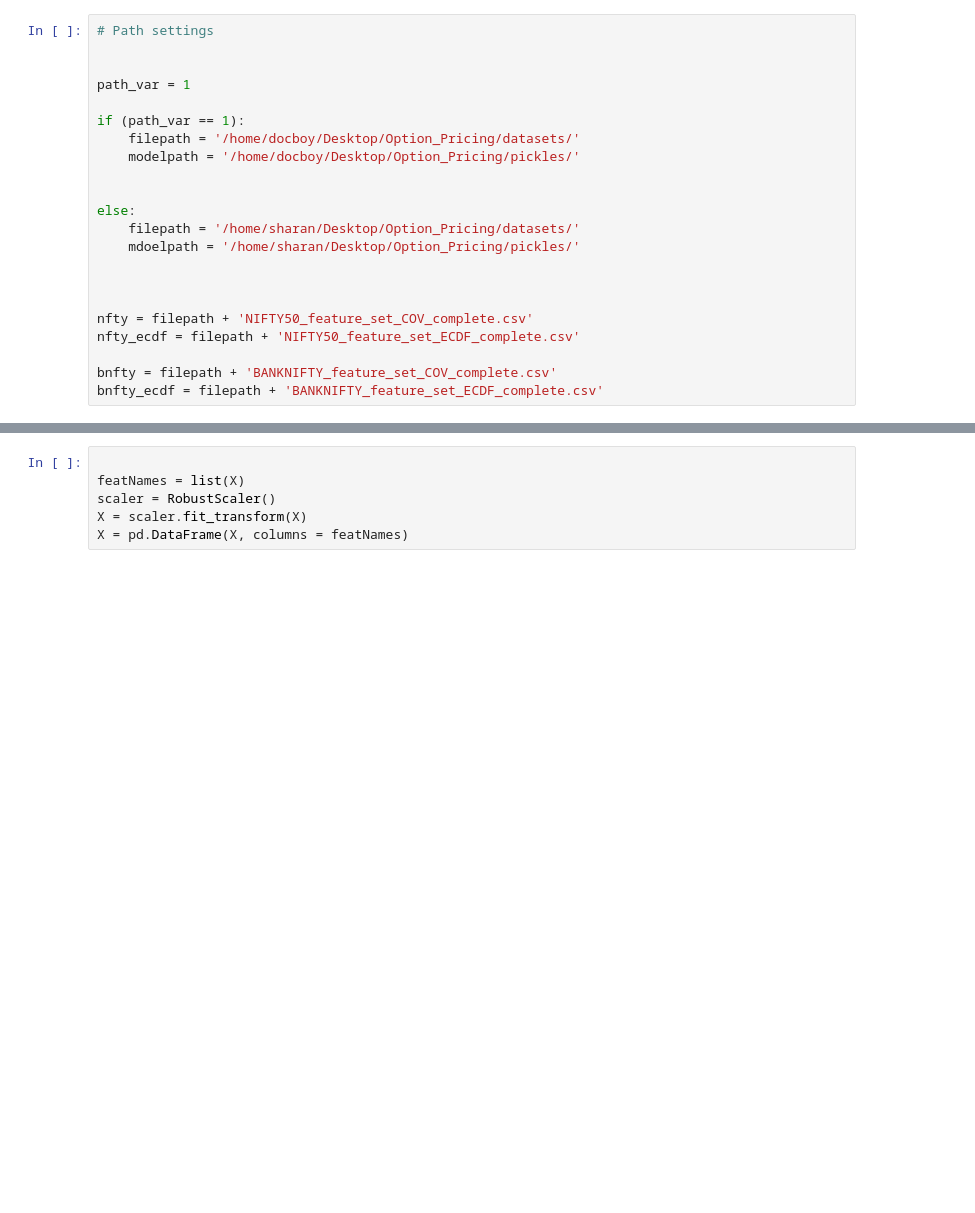
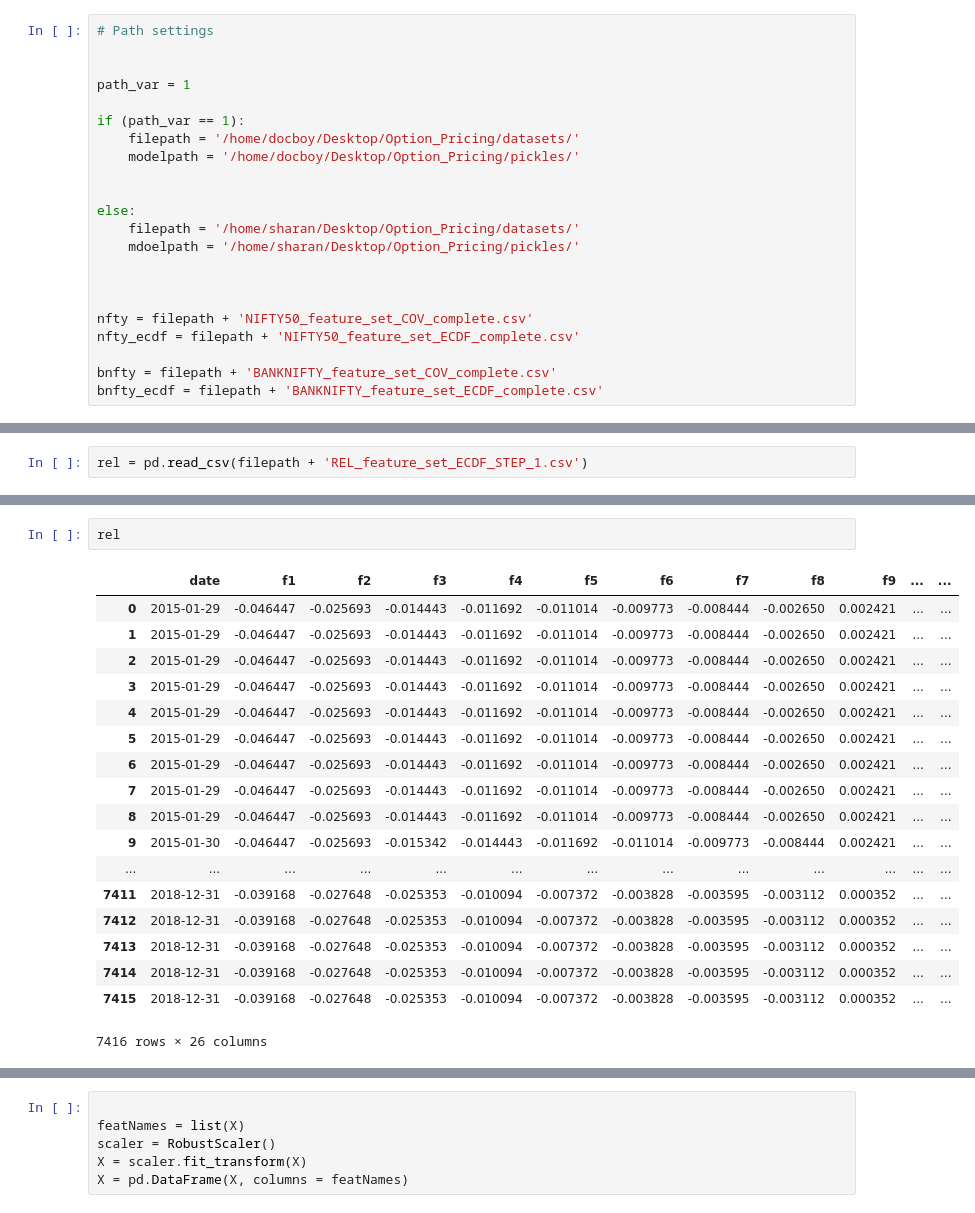
Before and after one commit to atropy/OptionPricing, a Jupyter notebook: [XGB] NF + BNF combined (All Approaches).ipynb, the cells around one changed output, grey strips where cells are left out. Cells and saved outputs as stored; diff of their text form; blank space fills up the shorter version.

```diff
--- a/[XGB] NF + BNF combined (All Approaches).ipynb
+++ b/[XGB] NF + BNF combined (All Approaches).ipynb
@@ -36,0 +41,2 @@ bnfty_ecdf = filepath + 'BANKNIFTY_feature_set_ECDF_complete.csv'
+# %%
+rel = pd.read_csv(filepath + 'REL_feature_set_ECDF_STEP_1.csv')
@@ -36,0 +55,21 @@ bnfty_ecdf = filepath + 'BANKNIFTY_feature_set_ECDF_complete.csv'
+# %%
+rel
+# %% [output]
+|  | date | f1 | f2 | f3 | f4 | f5 | f6 | f7 | f8 | f9 | ... | ... |
+| 0 | 2015-01-29 | -0.046447 | -0.025693 | -0.014443 | -0.011692 | -0.011014 | -0.009773 | -0.008444 | -0.002650 | 0.002421 | ... | ... |
+| 1 | 2015-01-29 | -0.046447 | -0.025693 | -0.014443 | -0.011692 | -0.011014 | -0.009773 | -0.008444 | -0.002650 | 0.002421 | ... | ... |
+| 2 | 2015-01-29 | -0.046447 | -0.025693 | -0.014443 | -0.011692 | -0.011014 | -0.009773 | -0.008444 | -0.002650 | 0.002421 | ... | ... |
+| 3 | 2015-01-29 | -0.046447 | -0.025693 | -0.014443 | -0.011692 | -0.011014 | -0.009773 | -0.008444 | -0.002650 | 0.002421 | ... | ... |
+| 4 | 2015-01-29 | -0.046447 | -0.025693 | -0.014443 | -0.011692 | -0.011014 | -0.009773 | -0.008444 | -0.002650 | 0.002421 | ... | ... |
+| 5 | 2015-01-29 | -0.046447 | -0.025693 | -0.014443 | -0.011692 | -0.011014 | -0.009773 | -0.008444 | -0.002650 | 0.002421 | ... | ... |
+| 6 | 2015-01-29 | -0.046447 | -0.025693 | -0.014443 | -0.011692 | -0.011014 | -0.009773 | -0.008444 | -0.002650 | 0.002421 | ... | ... |
+| 7 | 2015-01-29 | -0.046447 | -0.025693 | -0.014443 | -0.011692 | -0.011014 | -0.009773 | -0.008444 | -0.002650 | 0.002421 | ... | ... |
+| 8 | 2015-01-29 | -0.046447 | -0.025693 | -0.014443 | -0.011692 | -0.011014 | -0.009773 | -0.008444 | -0.002650 | 0.002421 | ... | ... |
+| 9 | 2015-01-30 | -0.046447 | -0.025693 | -0.015342 | -0.014443 | -0.011692 | -0.011014 | -0.009773 | -0.008444 | 0.002421 | ... | ... |
+| ... | ... | ... | ... | ... | ... | ... | ... | ... | ... | ... | ... | ... |
+| 7411 | 2018-12-31 | -0.039168 | -0.027648 | -0.025353 | -0.010094 | -0.007372 | -0.003828 | -0.003595 | -0.003112 | 0.000352 | ... | ... |
+| 7412 | 2018-12-31 | -0.039168 | -0.027648 | -0.025353 | -0.010094 | -0.007372 | -0.003828 | -0.003595 | -0.003112 | 0.000352 | ... | ... |
+| 7413 | 2018-12-31 | -0.039168 | -0.027648 | -0.025353 | -0.010094 | -0.007372 | -0.003828 | -0.003595 | -0.003112 | 0.000352 | ... | ... |
+| 7414 | 2018-12-31 | -0.039168 | -0.027648 | -0.025353 | -0.010094 | -0.007372 | -0.003828 | -0.003595 | -0.003112 | 0.000352 | ... | ... |
+| 7415 | 2018-12-31 | -0.039168 | -0.027648 | -0.025353 | -0.010094 | -0.007372 | -0.003828 | -0.003595 | -0.003112 | 0.000352 | ... | ... |
+7416 rows × 26 columns
```
Also changed, not shown: parts of 27 cells of this notebook, 45 other files.
